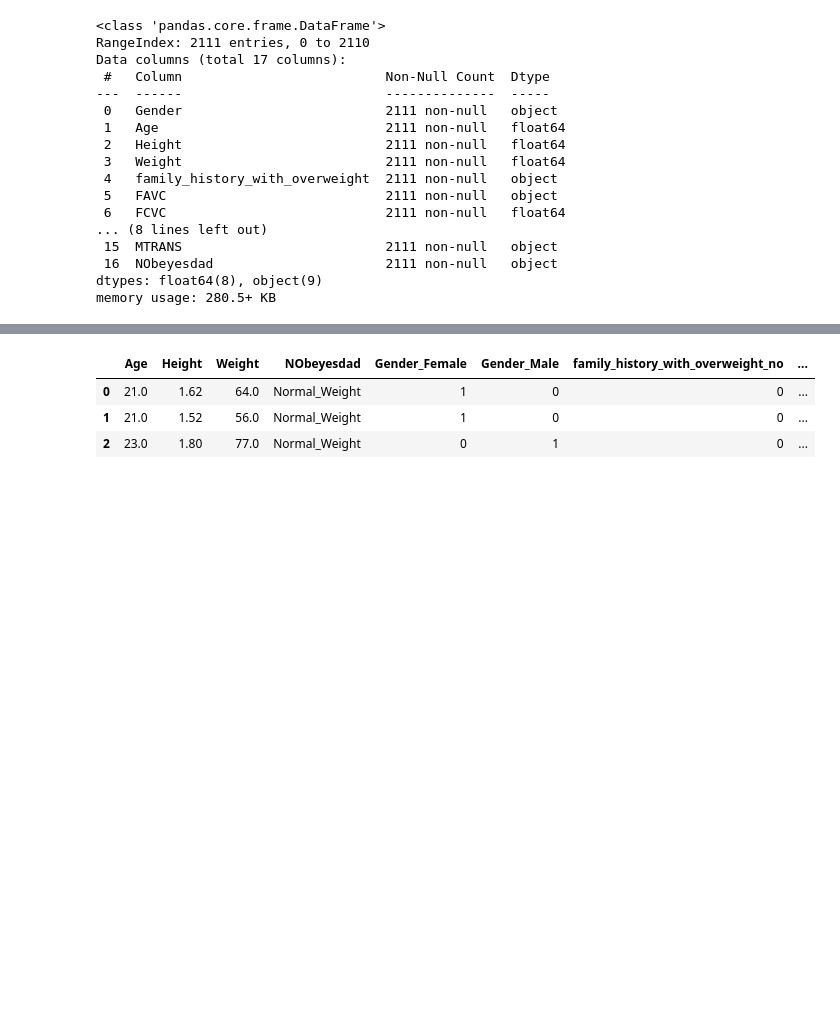
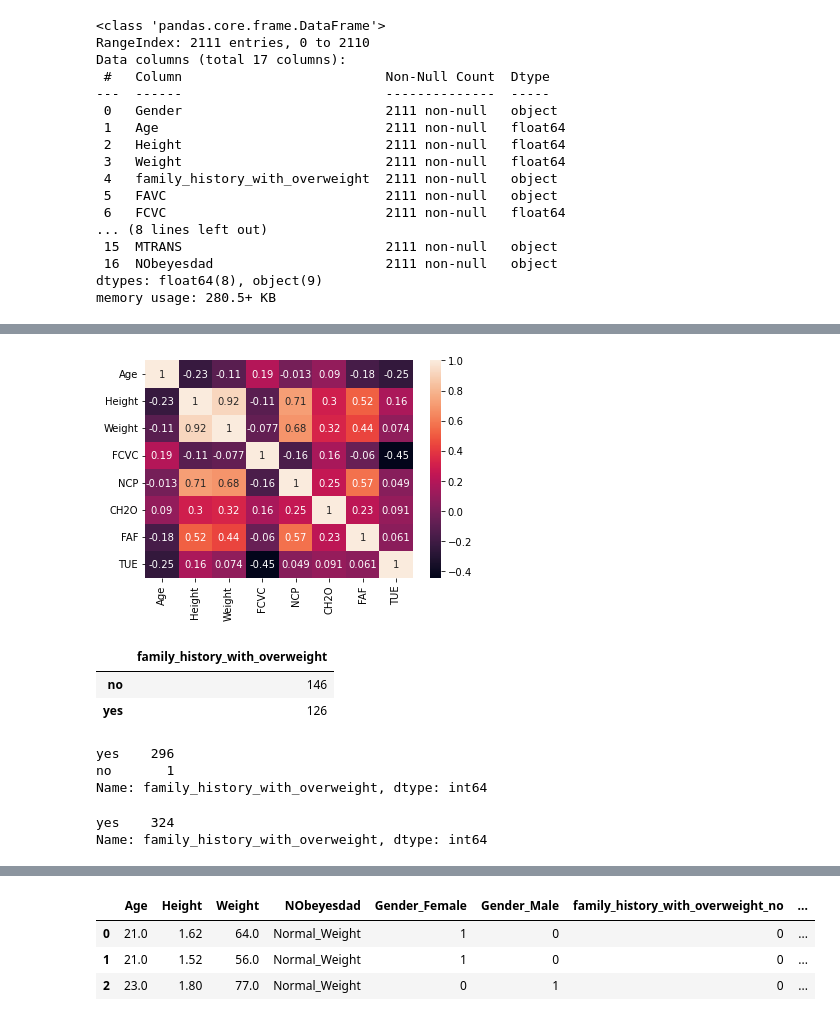
Before and after one commit to NoaAmichai/Obesity-Data-Science-Project, a Jupyter notebook: Obesity_Semester_B.ipynb, the cells around one changed output, grey strips where cells are left out. Saved outputs shown, nothing was run; the diff lists cells and outputs as text; code cells hidden in the pictures; blank space fills up the shorter version.

```diff
--- a/Obesity_Semester_B.ipynb
+++ b/Obesity_Semester_B.ipynb
@@ -55,0 +68,22 @@ for col in columns:
+# %%
+sns.heatmap(Insufficient_Weight.corr(), annot=True)
+plt.show()
+# %% [output]
+[figure, added]
+# %%
+pd.DataFrame(Insufficient_Weight.family_history_with_overweight.value_counts())
+# %% [output]
+|  | family_history_with_overweight |
+| no | 146 |
+| yes | 126 |
+# %%
+Obesity_Type_II.family_history_with_overweight.value_counts()
+# %% [output]
+yes    296
+no       1
+Name: family_history_with_overweight, dtype: int64
+# %%
+Obesity_Type_III.family_history_with_overweight.value_counts()
+# %% [output]
+yes    324
+Name: family_history_with_overweight, dtype: int64
```
Also changed, not shown: parts of 6 cells of this notebook.
